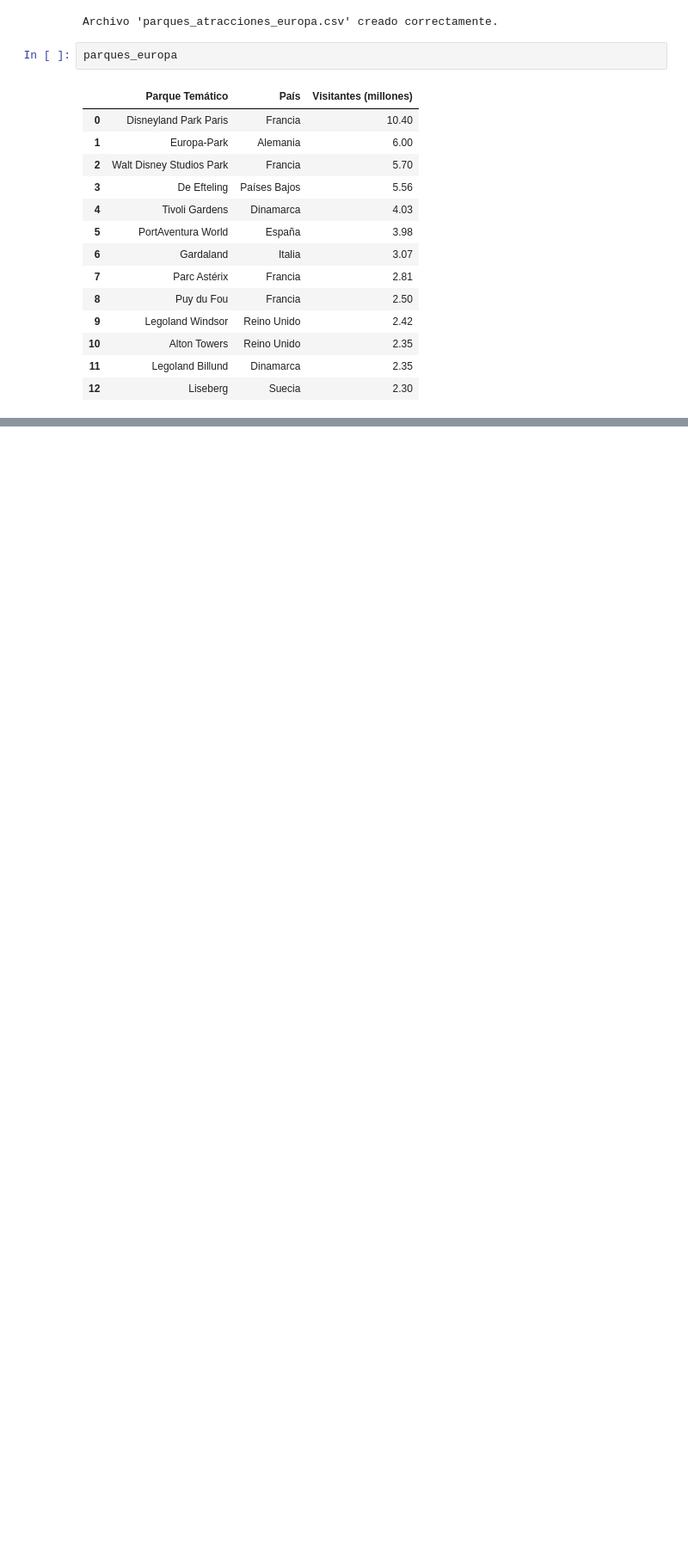
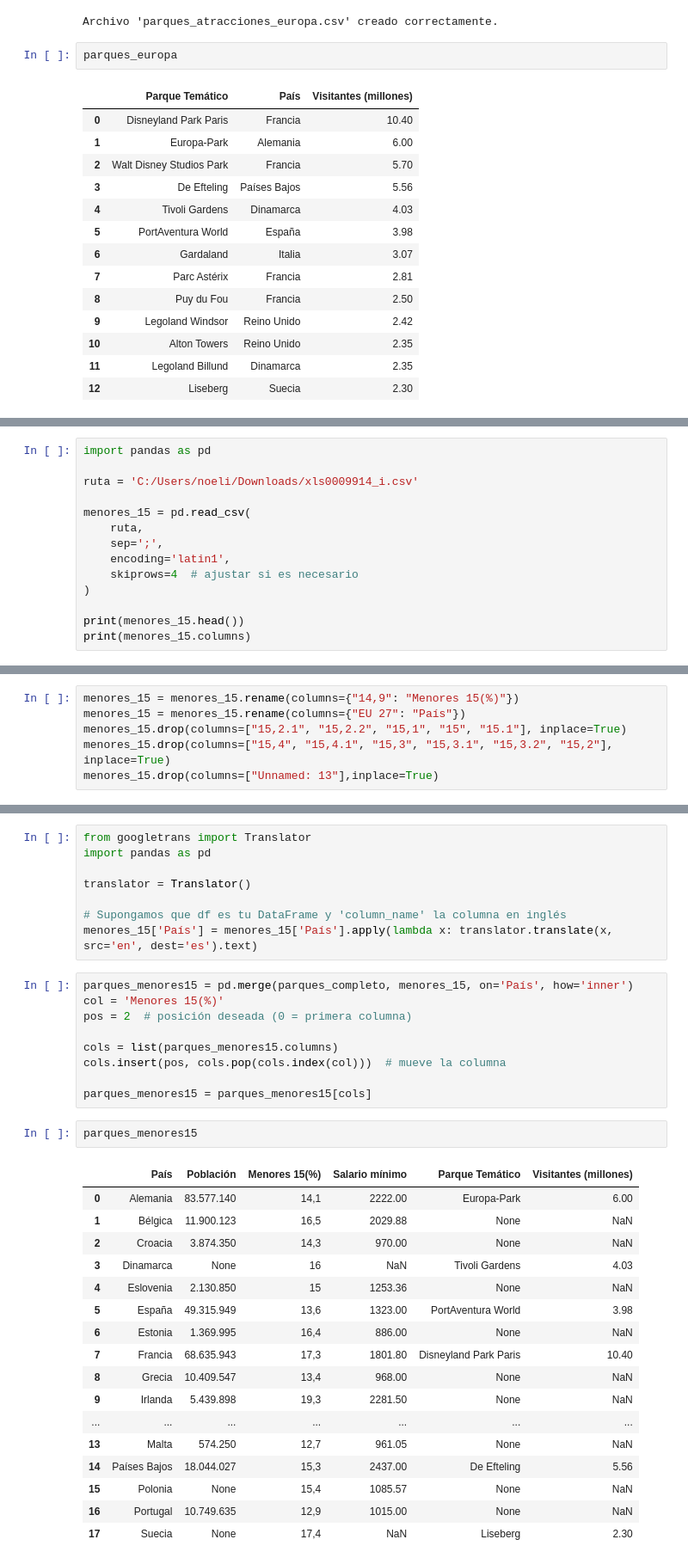
Before and after one commit to Noelia0708/Creacion-Parque-Atracciones, a Jupyter notebook: Proyecto_Parque_Atracciones.ipynb, the cells around one changed output, grey strips where cells are left out. Shown at 86% size. Saved outputs shown, nothing was run; the diff lists cells and outputs as text; blank space fills up the shorter version.

```diff
--- a/Proyecto_Parque_Atracciones.ipynb
+++ b/Proyecto_Parque_Atracciones.ipynb
@@ -685,0 +673,14 @@ parques_completo
+# %%
+import pandas as pd
+
+ruta = 'C:/Users/noeli/Downloads/xls0009914_i.csv'
+
+menores_15 = pd.read_csv(
+    ruta,
+    sep=';',
+    encoding='latin1',
+    skiprows=4  # ajustar si es necesario
+)
+
+print(menores_15.head())
+print(menores_15.columns)
@@ -685,0 +704,6 @@ parques_completo
+# %%
+menores_15 = menores_15.rename(columns={"14,9": "Menores 15(%)"})
+menores_15 = menores_15.rename(columns={"EU 27": "País"})
+menores_15.drop(columns=["15,2.1", "15,2.2", "15,1", "15", "15.1"], inplace=True)
+menores_15.drop(columns=["15,4", "15,4.1", "15,3", "15,3.1", "15,3.2", "15,2"], inplace=True)
+menores_15.drop(columns=["Unnamed: 13"],inplace=True)
@@ -685,0 +729,37 @@ parques_completo
+# %%
+from googletrans import Translator
+import pandas as pd
+
+translator = Translator()
+
+# Supongamos que df es tu DataFrame y 'column_name' la columna en inglés
+menores_15['País'] = menores_15['País'].apply(lambda x: translator.translate(x, src='en', dest='es').text)
+# %%
+parques_menores15 = pd.merge(parques_completo, menores_15, on='País', how='inner')
+col = 'Menores 15(%)'
+pos = 2  # posición deseada (0 = primera columna)
+
+cols = list(parques_menores15.columns)
+cols.insert(pos, cols.pop(cols.index(col)))  # mueve la columna
+
+parques_menores15 = parques_menores15[cols]
+# %%
+parques_menores15
+# %% [output]
+|  | País | Población | Menores 15(%) | Salario mínimo | Parque Temático | Visitantes (millones) |
+| 0 | Alemania | 83.577.140 | 14,1 | 2222.00 | Europa-Park | 6.00 |
+| 1 | Bélgica | 11.900.123 | 16,5 | 2029.88 | None | NaN |
+| 2 | Croacia | 3.874.350 | 14,3 | 970.00 | None | NaN |
+| 3 | Dinamarca | None | 16 | NaN | Tivoli Gardens | 4.03 |
+| 4 | Eslovenia | 2.130.850 | 15 | 1253.36 | None | NaN |
+| 5 | España | 49.315.949 | 13,6 | 1323.00 | PortAventura World | 3.98 |
+| 6 | Estonia | 1.369.995 | 16,4 | 886.00 | None | NaN |
+| 7 | Francia | 68.635.943 | 17,3 | 1801.80 | Disneyland Park Paris | 10.40 |
+| 8 | Grecia | 10.409.547 | 13,4 | 968.00 | None | NaN |
+| 9 | Irlanda | 5.439.898 | 19,3 | 2281.50 | None | NaN |
+| ... | ... | ... | ... | ... | ... | ... |
+| 13 | Malta | 574.250 | 12,7 | 961.05 | None | NaN |
+| 14 | Países Bajos | 18.044.027 | 15,3 | 2437.00 | De Efteling | 5.56 |
+| 15 | Polonia | None | 15,4 | 1085.57 | None | NaN |
+| 16 | Portugal | 10.749.635 | 12,9 | 1015.00 | None | NaN |
+| 17 | Suecia | None | 17,4 | NaN | Liseberg | 2.30 |
```
Also changed, not shown: parts of 12 cells of this notebook.
